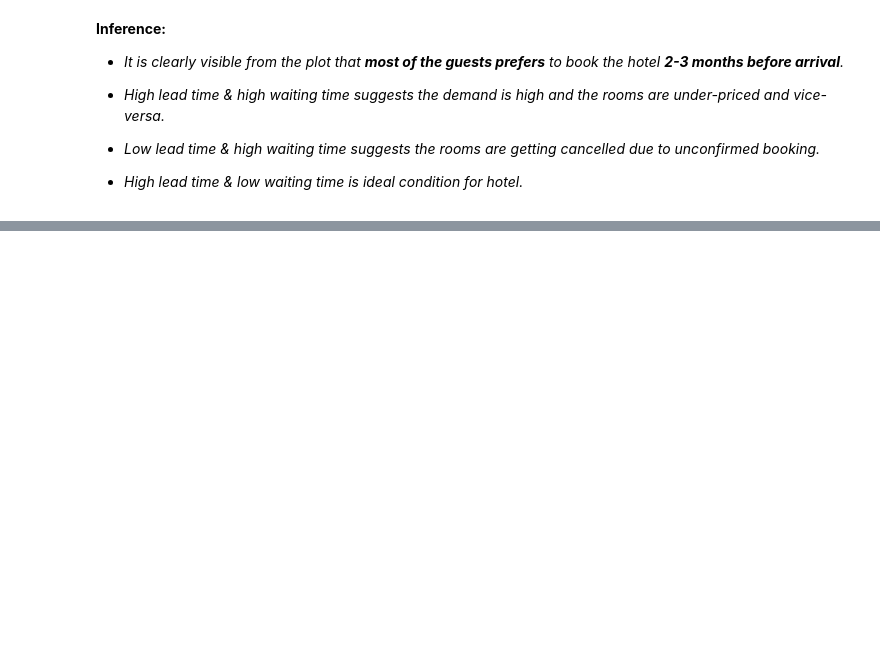
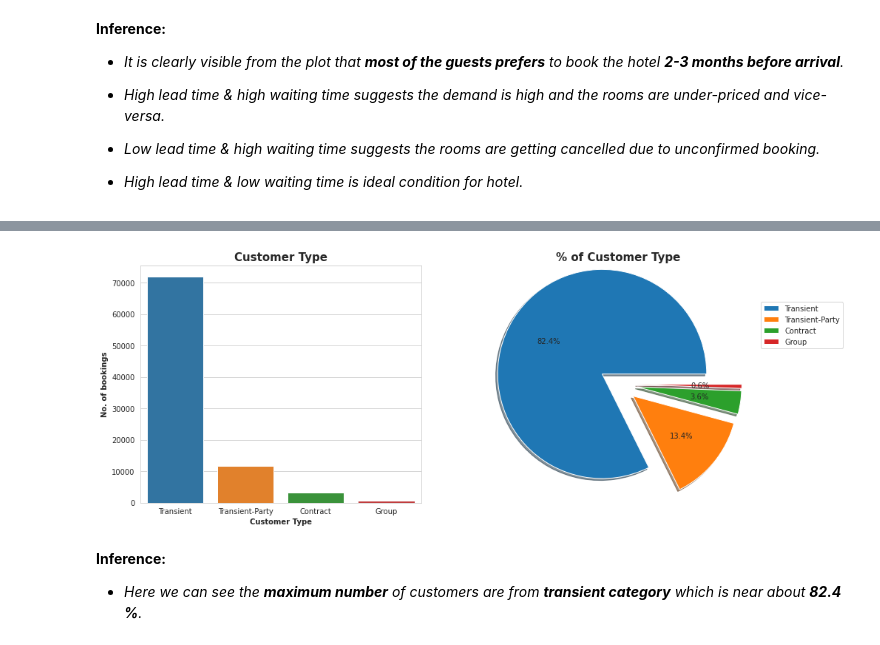
Before and after one commit to shrikantkute/EDA-Hotel-Booking, a Jupyter notebook: Hotel_Booking_EDA.ipynb, the cells around one changed output, grey strips where cells are left out. Cells and saved outputs as stored; diff of their text form; code cells hidden in the pictures; blank space fills up the shorter version.

```diff
--- a/Hotel_Booking_EDA.ipynb
+++ b/Hotel_Booking_EDA.ipynb
@@ -1190,0 +1226,5 @@ booking_count_greater_than_1000.style.background_gradient(cmap=cm)
+# %%
+# Count of customers on basis of customer type.
+customer=hotel_df["customer_type"].value_counts().reset_index()
+customer.columns=["Customer_type","number_of_customers"]
+customer
@@ -1190,0 +1237,20 @@ booking_count_greater_than_1000.style.background_gradient(cmap=cm)
+# %%
+# Visualization: Bar
+plt.figure(figsize=(15,13))
+plt.subplot(2,2,1)
+sns.barplot(x=customer["Customer_type"],y=customer["number_of_customers"])
+plt.title('Customer Type',weight='bold',fontsize=15)
+plt.xlabel('Customer Type',weight='bold')
+plt.ylabel('No. of bookings',weight='bold')
+
+# Visualization: Pie chart
+plt.subplot(2,2,2)
+plt.pie(hotel_df["customer_type"].value_counts(),autopct="%1.1f%%",shadow=True,radius=1.1,explode=[.2]*4)
+plt.title('% of Customer Type',weight='bold',fontsize=15)
+plt.legend(labels=hotel_df["customer_type"].value_counts().index.tolist(),loc=(1.1,.65))
+plt.show()
+# %% [output]
+[figure, added]
+# %% [markdown]
+**Inference:**
+*   *Here we can see the **maximum number** of customers are from **transient category** which is near about **82.4 %**.*
```
Also changed, not shown: parts of 20 cells of this notebook.
